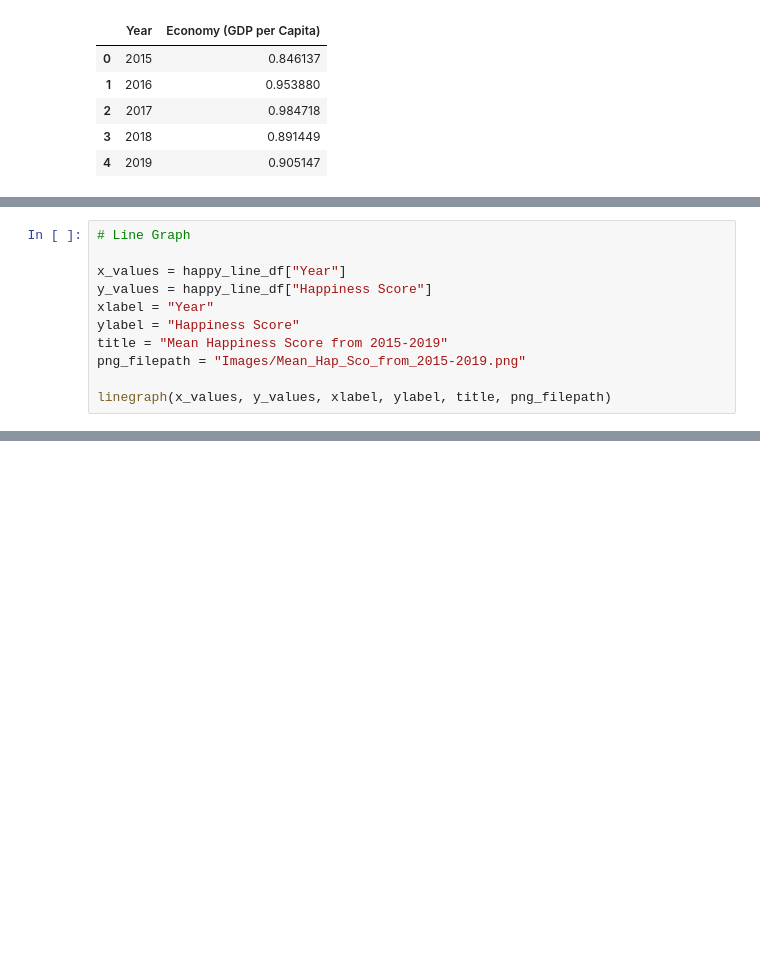
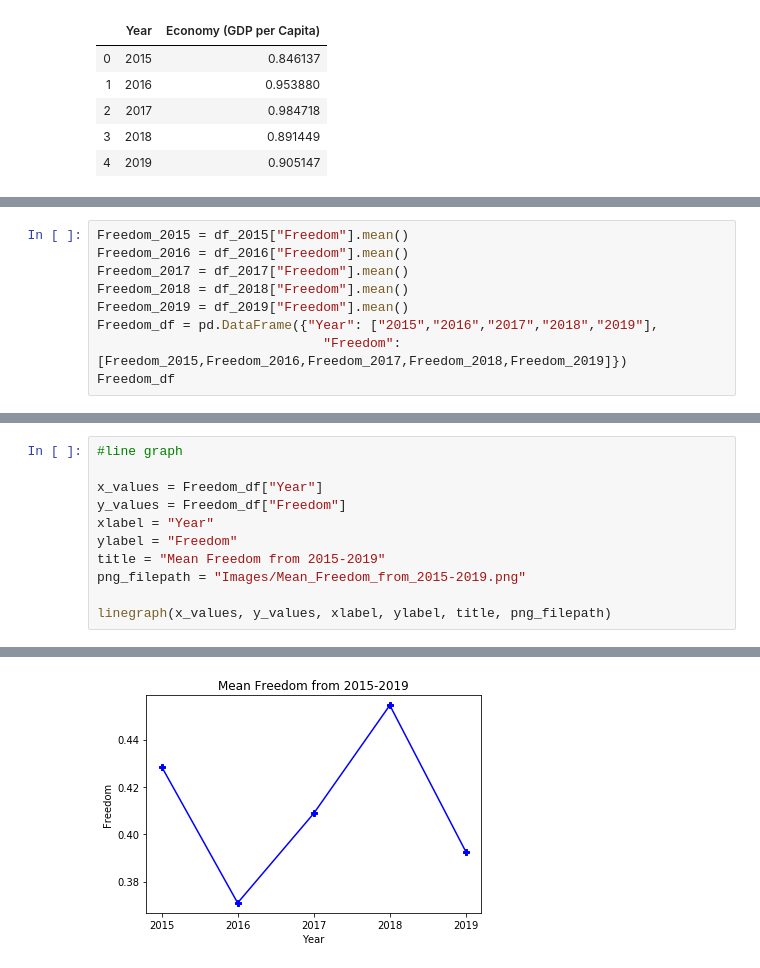
Before and after one commit to Monalipatel/Project-1-, a Jupyter notebook: mp_Charts.ipynb, the cells around one changed output, grey strips where cells are left out. Cells and saved outputs as stored; diff of their text form; blank space fills up the shorter version.

```diff
--- a/mp_Charts.ipynb
+++ b/mp_Charts.ipynb
@@ -77,0 +91,9 @@ eco_line_df
+# %%
+Freedom_2015 = df_2015["Freedom"].mean()
+Freedom_2016 = df_2016["Freedom"].mean()
+Freedom_2017 = df_2017["Freedom"].mean()
+Freedom_2018 = df_2018["Freedom"].mean()
+Freedom_2019 = df_2019["Freedom"].mean()
+Freedom_df = pd.DataFrame({"Year": ["2015","2016","2017","2018","2019"],
+                             "Freedom":[Freedom_2015,Freedom_2016,Freedom_2017,Freedom_2018,Freedom_2019]})
+Freedom_df
@@ -78,12 +107,12 @@ eco_line_df
 # %%
-# Line Graph
+#line graph
 
-x_values = happy_line_df["Year"]
-y_values = happy_line_df["Happiness Score"]
+x_values = Freedom_df["Year"]
+y_values = Freedom_df["Freedom"]
 xlabel = "Year"
-ylabel = "Happiness Score"
-title = "Mean Happiness Score from 2015-2019"
-png_filepath = "Images/Mean_Hap_Sco_from_2015-2019.png"
+ylabel = "Freedom"
+title = "Mean Freedom from 2015-2019"
+png_filepath = "Images/Mean_Freedom_from_2015-2019.png"
 
 linegraph(x_values, y_values, xlabel, ylabel, title, png_filepath)
 # %% [output]
@@ -90,0 +119 @@ SyntaxError: invalid syntax (<ipython-input-8-a31c00e25047>, line 1)
+[figure, added]
```
Also changed, not shown: parts of 5 cells of this notebook, 4 other files.
